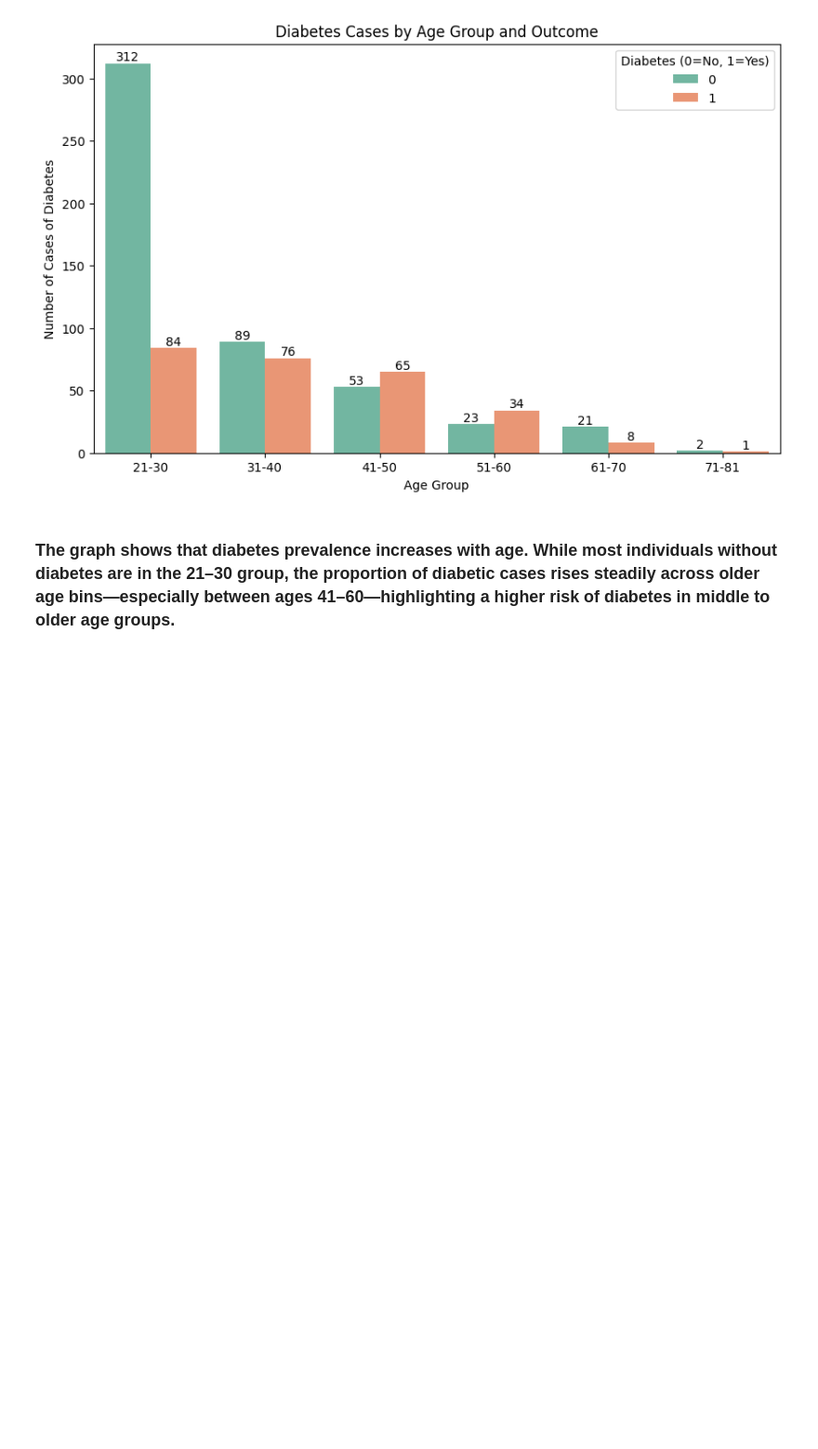
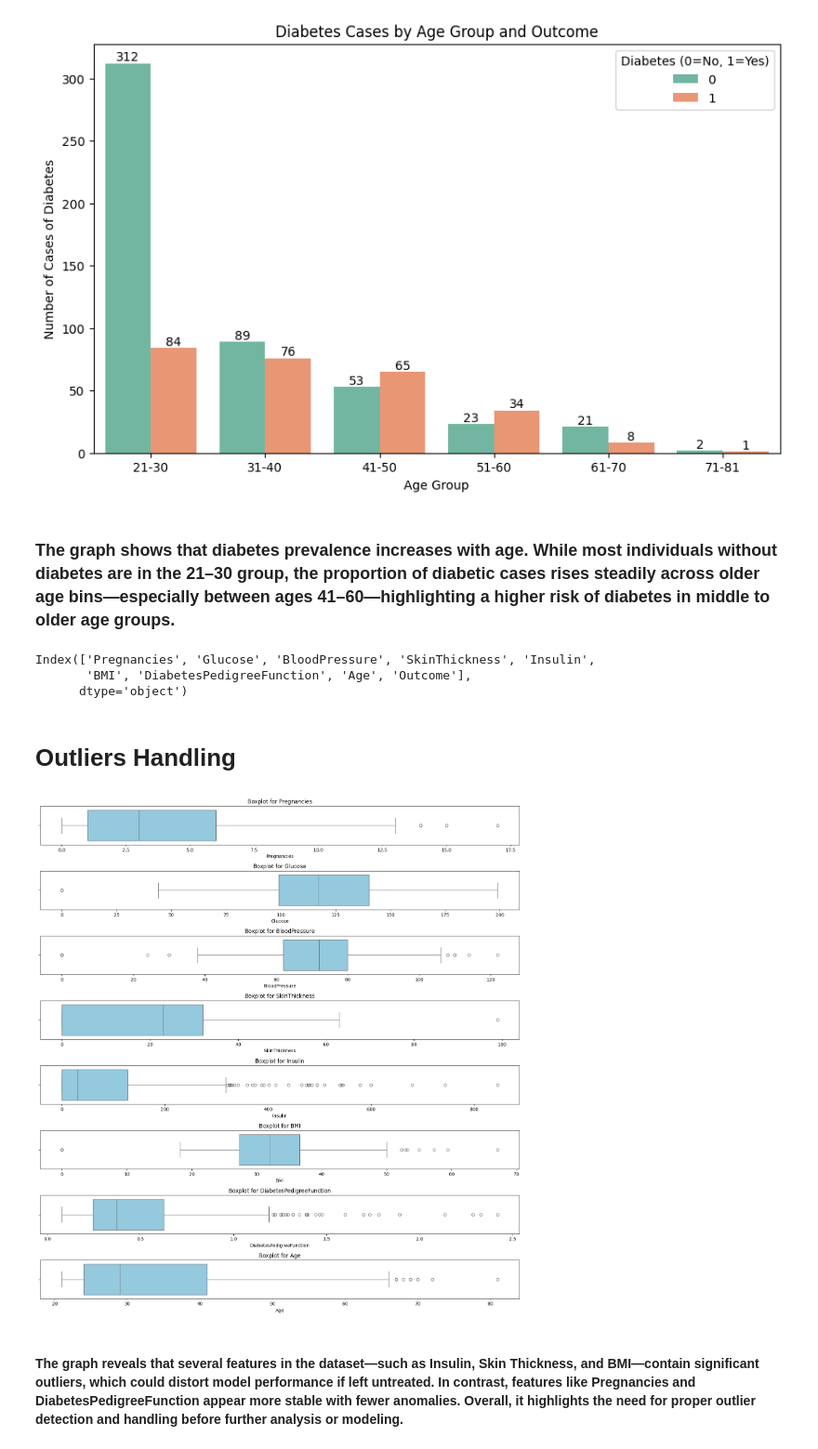
Before and after one commit to dinislamweb/diabetics-prediction-, a Jupyter notebook: diabetes_updated.ipynb, the cells around one changed output. Shown at 93% size. Cells and saved outputs as stored; diff of their text form; code cells hidden in the pictures; blank space fills up the shorter version.

Commit message:
outlier detection part added

```diff
--- a/diabetes_updated.ipynb
+++ b/diabetes_updated.ipynb
@@ -321,3 +321,30 @@ plt.show()
 [figure]
 # %% [markdown]
 ### The graph shows that diabetes prevalence increases with age. While most individuals without diabetes are in the 21–30 group, the proportion of diabetic cases rises steadily across older age bins—especially between ages 41–60—highlighting a higher risk of diabetes in middle to older age groups.
+# %%
+df.columns
+# %% [output]
+Index(['Pregnancies', 'Glucose', 'BloodPressure', 'SkinThickness', 'Insulin',
+       'BMI', 'DiabetesPedigreeFunction', 'Age', 'Outcome'],
+      dtype='object')
+# %% [markdown]
+# Outliers Handling
+# %%
+num_cols = ['Pregnancies', 'Glucose', 'BloodPressure', 'SkinThickness', 'Insulin',
+       'BMI', 'DiabetesPedigreeFunction', 'Age']
+
+# Set up the figure
+plt.figure(figsize=(15, 2 * len(num_cols)))
+
+# Loop through each numerical column and plot its boxplot
+for i, col in enumerate(num_cols, 1):
+    plt.subplot(len(num_cols), 1, i)
+    sns.boxplot(x=df[col], color='skyblue')
+    plt.title(f'Boxplot for {col}')
+    plt.tight_layout()
+
+plt.show()
+# %% [output]
+[figure, added]
+# %% [markdown]
+#### The graph reveals that several features in the dataset—such as Insulin, Skin Thickness, and BMI—contain significant outliers, which could distort model performance if left untreated. In contrast, features like Pregnancies and DiabetesPedigreeFunction appear more stable with fewer anomalies. Overall, it highlights the need for proper outlier detection and handling before further analysis or modeling.
```
Also changed, not shown: 1 other file.
